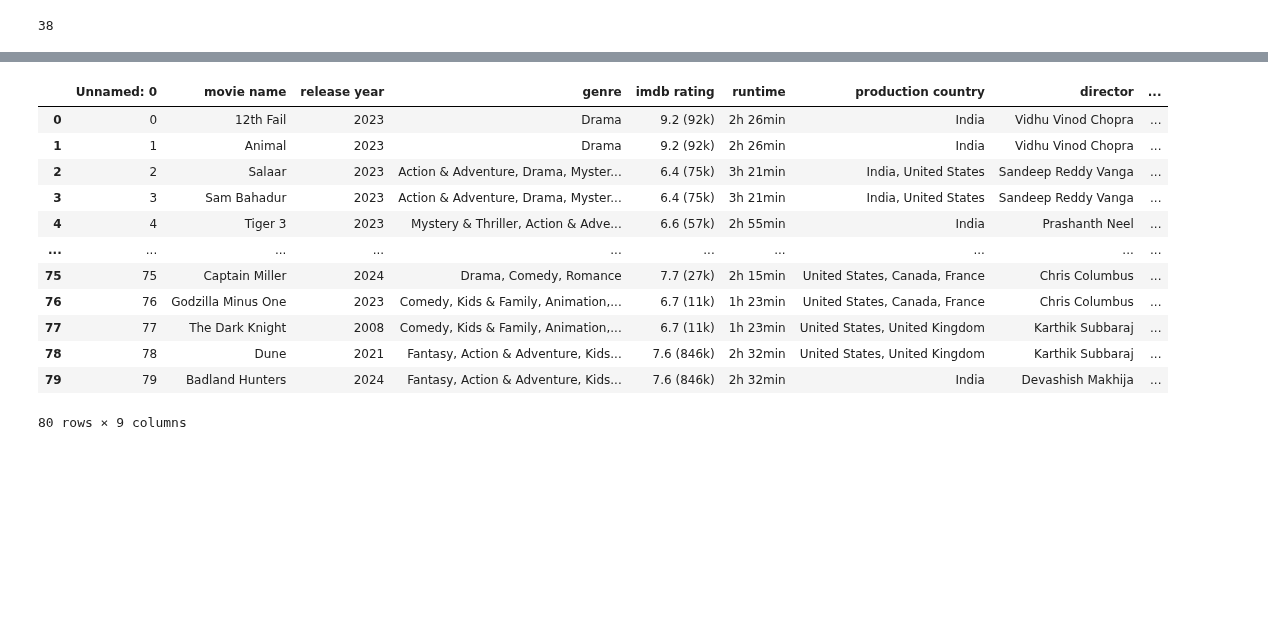
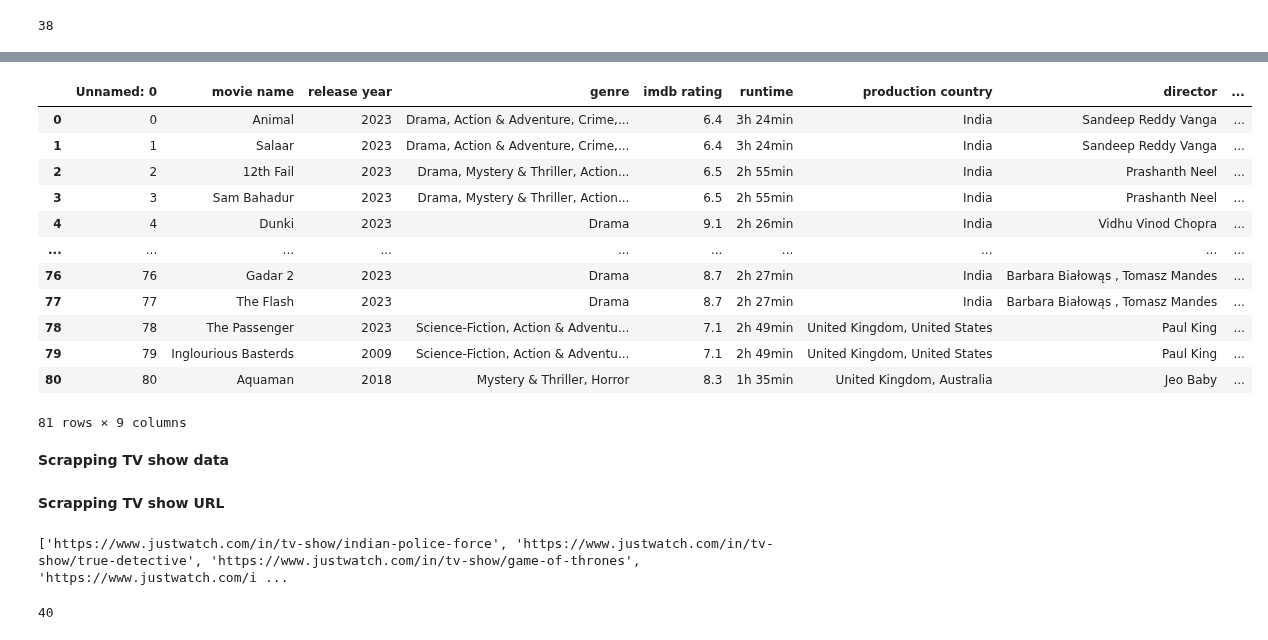
Before and after one commit to Shweta-singh-davv/python-data-science, a Jupyter notebook: python_web_scrapper_justwatch.ipynb, the cells around one changed output, grey strips where cells are left out. Drawn from its saved outputs; the diff is of its cells as text; code cells hidden in the pictures; blank space fills up the shorter version.

```diff
--- a/python_web_scrapper_justwatch.ipynb
+++ b/python_web_scrapper_justwatch.ipynb
@@ -470,18 +489,20 @@ movie_df.to_csv('justwatch_movie_df.csv')
 # %%
 # reading above justwatch_movie_df dataframe
-justwatch_movie_df=pd.read_csv('/content/justwatch_movie_df.csv')
+justwatch_movie_df=pd.read_csv('/content/justwatch_movie_df_1.csv')
 justwatch_movie_df
 # %% [output]
 |  | Unnamed: 0 | movie name | release year | genre | imdb rating | runtime | production country | director | ... |
-| 0 | 0 | 12th Fail | 2023 | Drama | 9.2 (92k) | 2h 26min | India | Vidhu Vinod Chopra | ... |
-| 1 | 1 | Animal | 2023 | Drama | 9.2 (92k) | 2h 26min | India | Vidhu Vinod Chopra | ... |
-| 2 | 2 | Salaar | 2023 | Action & Adventure, Drama, Myster... | 6.4 (75k) | 3h 21min | India, United States | Sandeep Reddy Vanga | ... |
-| 3 | 3 | Sam Bahadur | 2023 | Action & Adventure, Drama, Myster... | 6.4 (75k) | 3h 21min | India, United States | Sandeep Reddy Vanga | ... |
-| 4 | 4 | Tiger 3 | 2023 | Mystery & Thriller, Action & Adve... | 6.6 (57k) | 2h 55min | India | Prashanth Neel | ... |
+| 0 | 0 | Animal | 2023 | Drama, Action & Adventure, Crime,... | 6.4 | 3h 24min | India | Sandeep Reddy Vanga | ... |
+| 1 | 1 | Salaar | 2023 | Drama, Action & Adventure, Crime,... | 6.4 | 3h 24min | India | Sandeep Reddy Vanga | ... |
+| 2 | 2 | 12th Fail | 2023 | Drama, Mystery & Thriller, Action... | 6.5 | 2h 55min | India | Prashanth Neel | ... |
+| 3 | 3 | Sam Bahadur | 2023 | Drama, Mystery & Thriller, Action... | 6.5 | 2h 55min | India | Prashanth Neel | ... |
+| 4 | 4 | Dunki | 2023 | Drama | 9.1 | 2h 26min | India | Vidhu Vinod Chopra | ... |
 | ... | ... | ... | ... | ... | ... | ... | ... | ... | ... |
-| 75 | 75 | Captain Miller | 2024 | Drama, Comedy, Romance | 7.7 (27k) | 2h 15min | United States, Canada, France | Chris Columbus | ... |
-| 76 | 76 | Godzilla Minus One | 2023 | Comedy, Kids & Family, Animation,... | 6.7 (11k) | 1h 23min | United States, Canada, France | Chris Columbus | ... |
-| 77 | 77 | The Dark Knight | 2008 | Comedy, Kids & Family, Animation,... | 6.7 (11k) | 1h 23min | United States, United Kingdom | Karthik Subbaraj | ... |
-| 78 | 78 | Dune | 2021 | Fantasy, Action & Adventure, Kids... | 7.6 (846k) | 2h 32min | United States, United Kingdom | Karthik Subbaraj | ... |
-| 79 | 79 | Badland Hunters | 2024 | Fantasy, Action & Adventure, Kids... | 7.6 (846k) | 2h 32min | India | Devashish Makhija | ... |
+| 76 | 76 | Gadar 2 | 2023 | Drama | 8.7 | 2h 27min | India | Barbara Białowąs , Tomasz Mandes | ... |
+| 77 | 77 | The Flash | 2023 | Drama | 8.7 | 2h 27min | India | Barbara Białowąs , Tomasz Mandes | ... |
+| 78 | 78 | The Passenger | 2023 | Science-Fiction, Action & Adventu... | 7.1 | 2h 49min | United Kingdom, United States | Paul King | ... |
+| 79 | 79 | Inglourious Basterds | 2009 | Science-Fiction, Action & Adventu... | 7.1 | 2h 49min | United Kingdom, United States | Paul King | ... |
+| 80 | 80 | Aquaman | 2018 | Mystery & Thriller, Horror | 8.3 | 1h 35min | United Kingdom, Australia | Jeo Baby | ... |
-80 rows × 9 columns
+81 rows × 9 columns
+# %% [markdown]
+**Scrapping TV show data**
@@ -487,0 +515,19 @@ justwatch_movie_df
+# %% [markdown]
+**Scrapping TV show URL**
+# %%
+#getting tv show links
+soup1 = soup.find('div',{'class':'title-list-grid'})
+tv=[]
+containers= soup1.find_all('a')
+for link in containers:
+  tv_link= ['https://www.justwatch.com'+link.get('href')]
+  tv = tv+tv_link
+print(tv)
+#movie=movie[70:]
+#print(tv)
+# %% [output]
+['https://www.justwatch.com/in/tv-show/indian-police-force', 'https://www.justwatch.com/in/tv-show/true-detective', 'https://www.justwatch.com/in/tv-show/game-of-thrones', 'https://www.justwatch.com/i ...
+# %%
+len(tv)
+# %% [output]
+40
```
Also changed, not shown: parts of 93 cells of this notebook.
